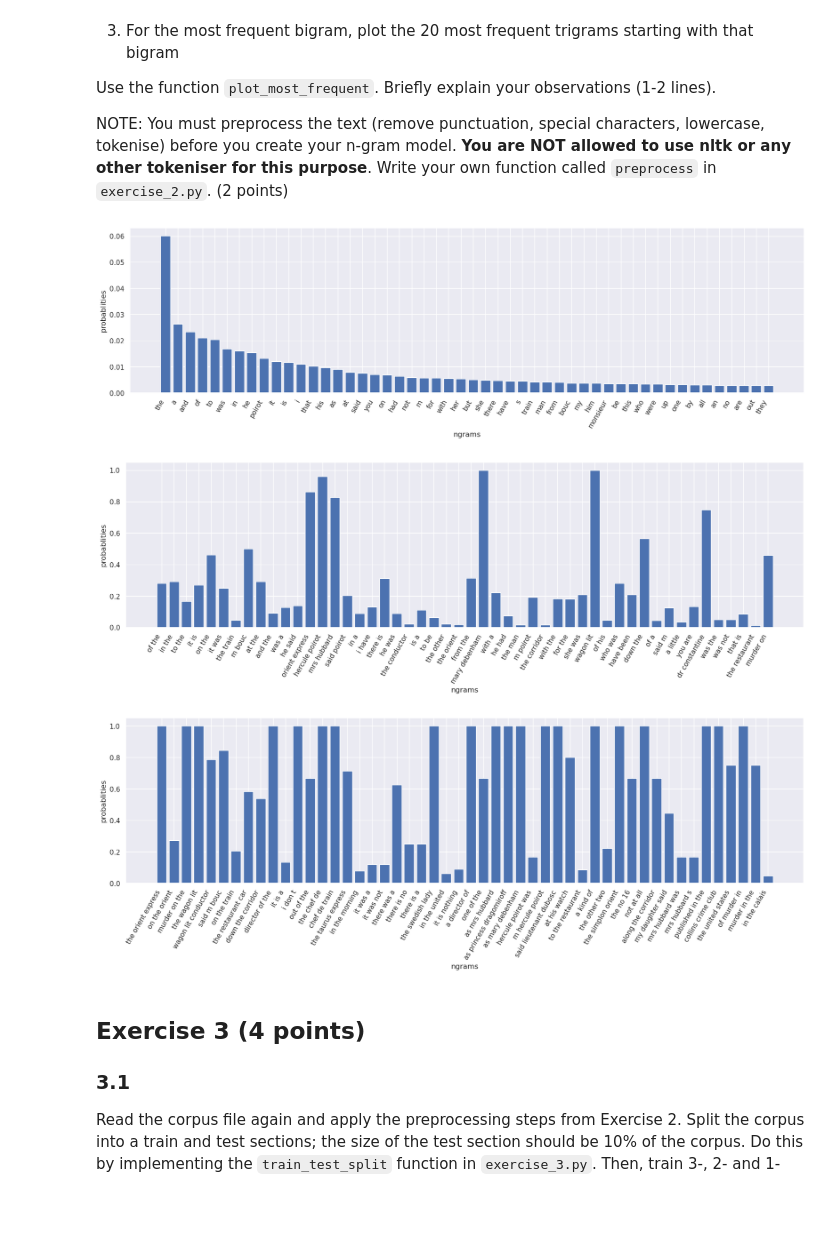
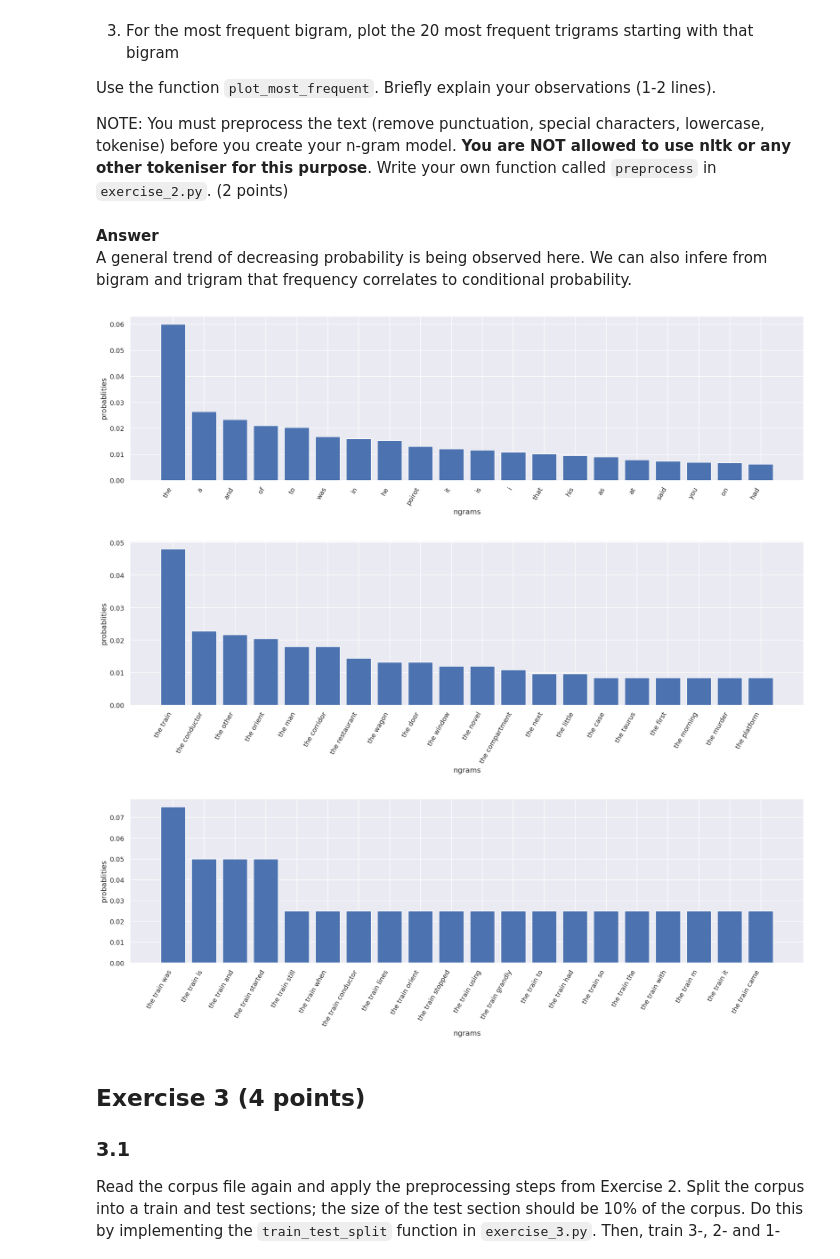
Before and after one commit to sangeet2020/ss-21, a Jupyter notebook: snlp/hw2/Assignment2.ipynb, the cells around one changed output. Cells and saved outputs as stored; diff of their text form; code cells hidden in the pictures; blank space fills up the shorter version.

```diff
--- a/snlp/hw2/Assignment2.ipynb
+++ b/snlp/hw2/Assignment2.ipynb
@@ -145,39 +151,42 @@ Using the probabilities you obtain,
 Use the function `plot_most_frequent`. Briefly explain your observations (1-2 lines).
 
 NOTE: You must preprocess the text (remove punctuation, special characters, lowercase, tokenise) before you create your n-gram model. **You are NOT allowed to use nltk or any other tokeniser for this purpose**. Write your own function called `preprocess` in `exercise_2.py`. (2 points)
+# %% [markdown]
+**Answer** <br>
+A general trend of decreasing probability is being observed here. We can also infere from bigram and trigram that frequency correlates to conditional probability.
 # %%
 from importlib import reload
 import exercise_2
 exercise_2 = reload(exercise_2)
 
 file = open("data/orient_express.txt", "r")
 # file = open("test.txt", "r")
 text = file.read()
 
 # Preprocess text
 tokens = exercise_2.preprocess(text)
 
 # Find conditional probabilities of unigrams, bigrams, trigrams
 """
 Modify your function call based on how you have defined find_ngram_probs
 in exercise_2.py
 """
-unigrams, unigram_freq = exercise_2.find_ngram_probs(tokens, model='unigram')
-bigrams, bigram_freq = exercise_2.find_ngram_probs(tokens, model='bigram')
-trigrams, trigram_freq = exercise_2.find_ngram_probs(tokens, model='trigram')
+unigrams = exercise_2.find_ngram_probs(tokens, model='unigram')
+bigrams = exercise_2.find_ngram_probs(tokens, model='bigram')
+trigrams = exercise_2.find_ngram_probs(tokens, model='trigram')
 
 # Plot most frequent ngrams
 """
 Modify the function signature as per your definition of plot_most_frequent
 in exercise_2.py
 """
-exercise_2.plot_most_frequent(unigrams, unigram_freq)
-exercise_2.plot_most_frequent(bigrams, bigram_freq)
-exercise_2.plot_most_frequent(trigrams, trigram_freq)
+most_frequent = exercise_2.plot_most_frequent(unigrams)
+most_frequent = exercise_2.plot_most_frequent(bigrams, most_frequent)
+most_frequent = exercise_2.plot_most_frequent(trigrams, most_frequent)
 # %% [output]
-[figure, old version]
+[figure, new version]
-[figure, old version]
+[figure, new version]
-[figure, old version]
+[figure, new version]
 # %% [markdown]
 ## Exercise 3 (4 points)
 
```
Also changed, not shown: parts of 9 cells of this notebook, 2 other files.
